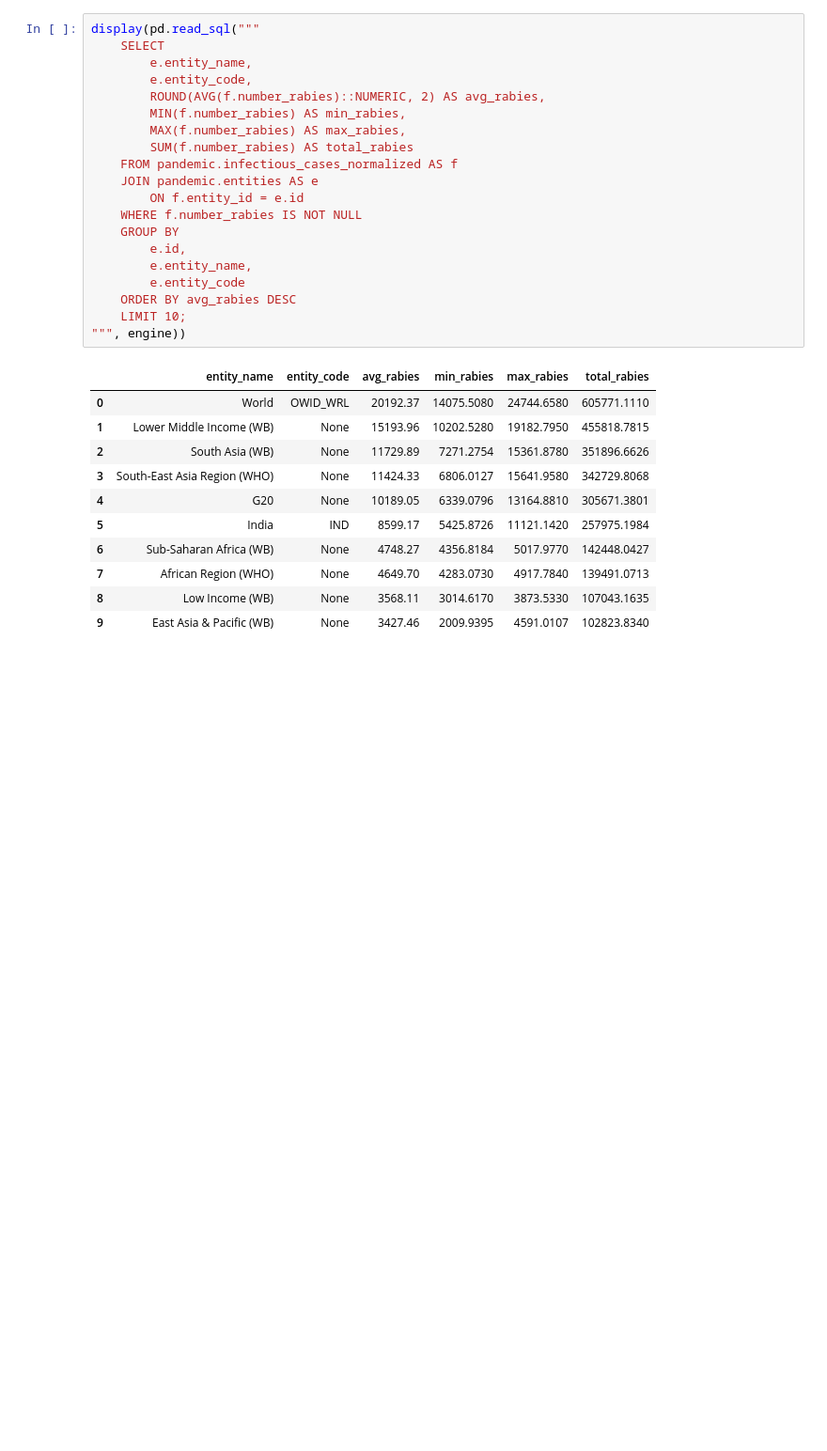
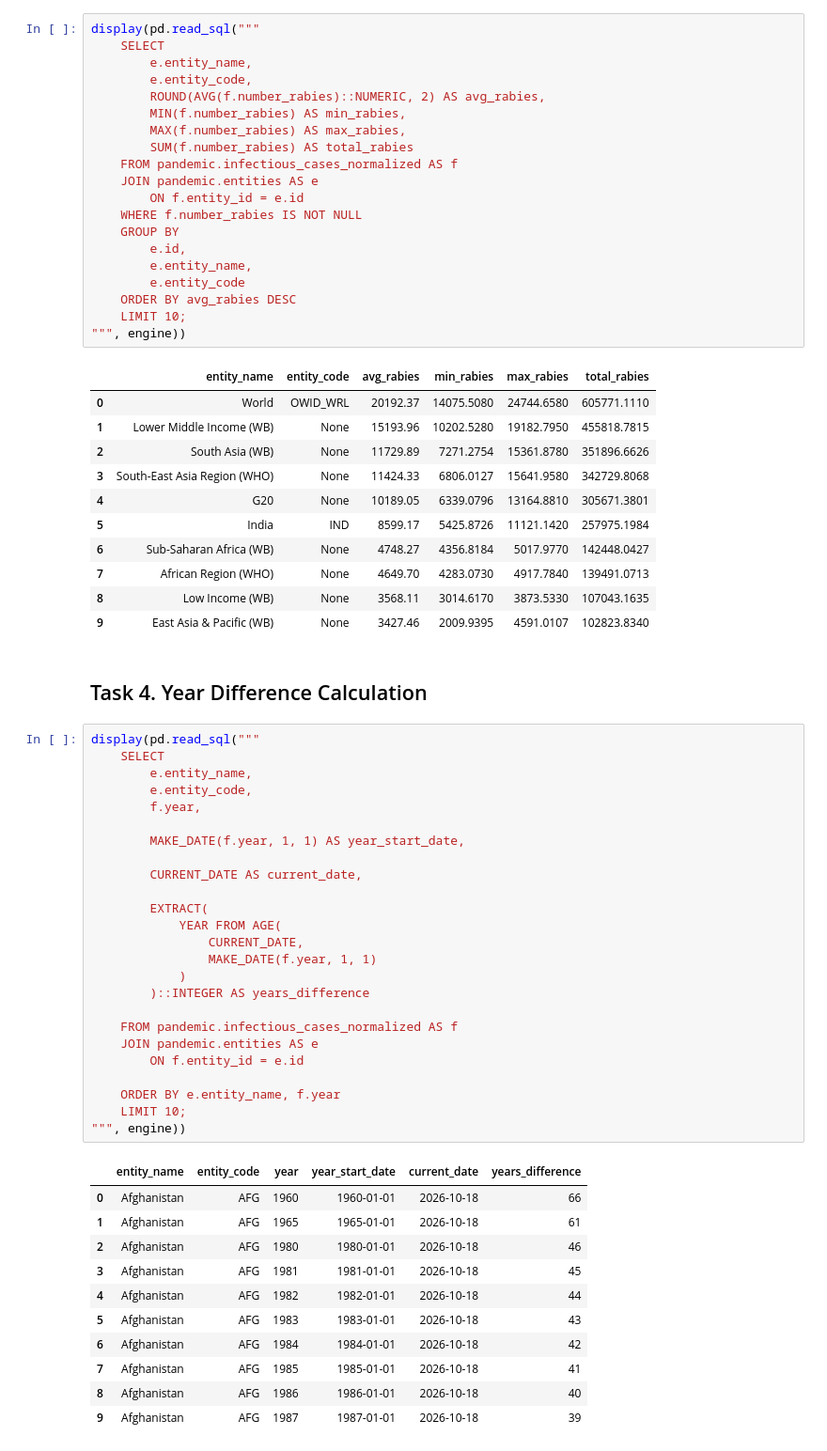
Before and after one commit to BorysZhyhalo/goit-rdb-fp, a Jupyter notebook: goit_rdb_fp.ipynb, the cells around one changed output. Shown at 94% size. Saved outputs shown, nothing was run; the diff lists cells and outputs as text; blank space fills up the shorter version.

```diff
--- a/goit_rdb_fp.ipynb
+++ b/goit_rdb_fp.ipynb
@@ -294,3 +294,42 @@ display(pd.read_sql("""
 | 7 | African Region (WHO) | None | 4649.70 | 4283.0730 | 4917.7840 | 139491.0713 |
 | 8 | Low Income (WB) | None | 3568.11 | 3014.6170 | 3873.5330 | 107043.1635 |
 | 9 | East Asia & Pacific (WB) | None | 3427.46 | 2009.9395 | 4591.0107 | 102823.8340 |
+# %% [markdown]
+## Task 4. Year Difference Calculation
+# %%
+display(pd.read_sql("""
+    SELECT
+        e.entity_name,
+        e.entity_code,
+        f.year,
+
+        MAKE_DATE(f.year, 1, 1) AS year_start_date,
+
+        CURRENT_DATE AS current_date,
+
+        EXTRACT(
+            YEAR FROM AGE(
+                CURRENT_DATE,
+                MAKE_DATE(f.year, 1, 1)
+            )
+        )::INTEGER AS years_difference
+
+    FROM pandemic.infectious_cases_normalized AS f
+    JOIN pandemic.entities AS e
+        ON f.entity_id = e.id
+
+    ORDER BY e.entity_name, f.year
+    LIMIT 10;
+""", engine))
+# %% [output]
+|  | entity_name | entity_code | year | year_start_date | current_date | years_difference |
+| 0 | Afghanistan | AFG | 1960 | 1960-01-01 | 2026-10-18 | 66 |
+| 1 | Afghanistan | AFG | 1965 | 1965-01-01 | 2026-10-18 | 61 |
+| 2 | Afghanistan | AFG | 1980 | 1980-01-01 | 2026-10-18 | 46 |
+| 3 | Afghanistan | AFG | 1981 | 1981-01-01 | 2026-10-18 | 45 |
+| 4 | Afghanistan | AFG | 1982 | 1982-01-01 | 2026-10-18 | 44 |
+| 5 | Afghanistan | AFG | 1983 | 1983-01-01 | 2026-10-18 | 43 |
+| 6 | Afghanistan | AFG | 1984 | 1984-01-01 | 2026-10-18 | 42 |
+| 7 | Afghanistan | AFG | 1985 | 1985-01-01 | 2026-10-18 | 41 |
+| 8 | Afghanistan | AFG | 1986 | 1986-01-01 | 2026-10-18 | 40 |
+| 9 | Afghanistan | AFG | 1987 | 1987-01-01 | 2026-10-18 | 39 |
```
Also changed, not shown: parts of 4 cells of this notebook.
